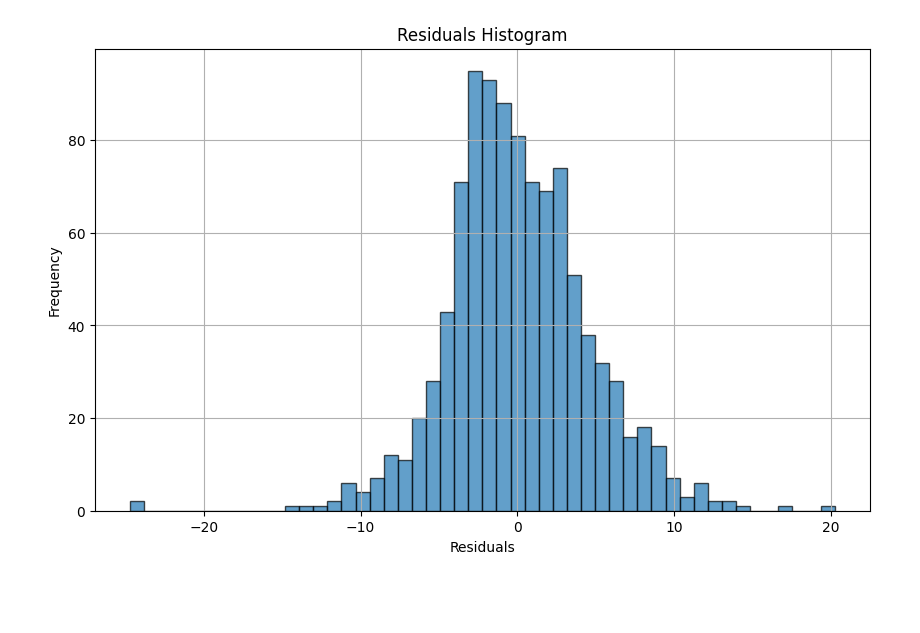
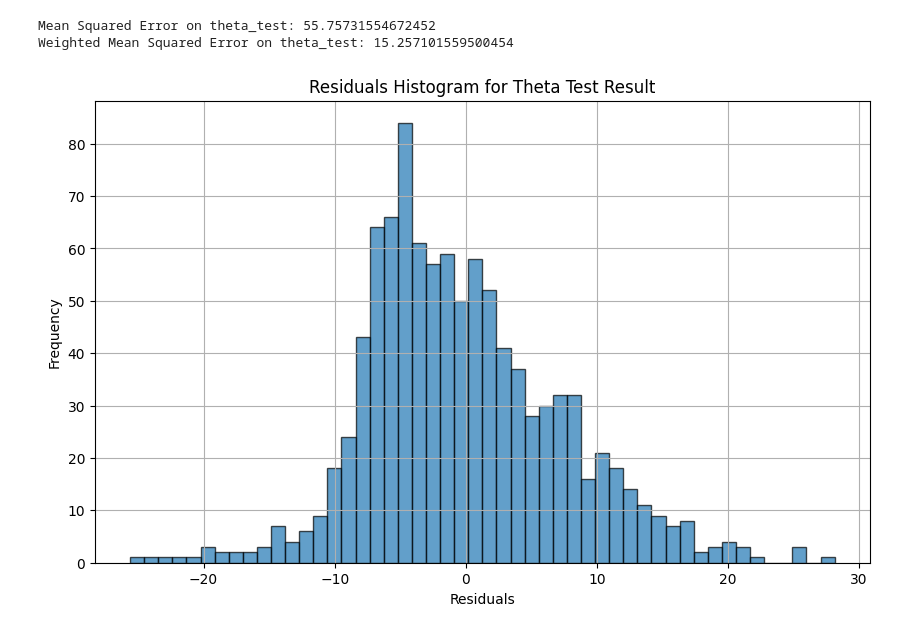
Before and after one commit to Daniel-Xkan/cse280aProject, a Jupyter notebook: train_snp.ipynb, the cells around one changed output. Saved outputs shown, nothing was run; the diff lists cells and outputs as text; code cells hidden in the pictures; blank space fills up the shorter version.

```diff
--- a/train_snp.ipynb
+++ b/train_snp.ipynb
@@ -139,16 +37,46 @@ R² Score: 0.8796283156748478
+# %%
+import numpy as np
+from sklearn.linear_model import LinearRegression
+from sklearn.metrics import mean_squared_error
+
+# Load the data
+AFS_growth_train = np.loadtxt('AFS_train_filled.txt')
+theta_train = np.loadtxt('theta_train.txt')
+AFS_growth_test = np.loadtxt('AFS_test_filled.txt')
+theta_test = np.loadtxt('theta_test.txt')
+
+# Create and train the linear model
+linear_model = LinearRegression()
+linear_model.fit(AFS_growth_train, theta_train)
+
+# Predict the theta values for the test set
+theta_test_pred = linear_model.predict(AFS_growth_test)
+
+# Calculate the normalized Mean Squared Error (MSE) on the test set
+mse_weighted = np.mean(((theta_test - theta_test_pred)**2) / (theta_test**2))
+
+# Calculate the Mean Squared Error (MSE) on the test set without weighting
+mse = mean_squared_error(theta_test, theta_test_pred)
+
+# Print the MSE
+print(f"Mean Squared Error on theta_test: {mse}")
+# Print the weighted MSE
+print(f"Weighted Mean Squared Error on theta_test: {mse_weighted}")
+# %% [output]
+Mean Squared Error on theta_test: 55.75731554672452
+Weighted Mean Squared Error on theta_test: 15.257101559500454
 # %%
+# Calculate the residuals for the growth result
 import matplotlib.pyplot as plt
+residuals_theta_test = theta_test - theta_test_pred
 
-# Calculate the residuals
-residuals = theta_test_no_growth - theta_test_no_growth_pred
-
-# Plot the histogram of residuals
+# Plot the histogram of residuals for the growth result
 plt.figure(figsize=(10, 6))
-plt.hist(residuals, bins=50, edgecolor='k', alpha=0.7)
-plt.title('Residuals Histogram')
+plt.hist(residuals_theta_test, bins=50, edgecolor='k', alpha=0.7)
+plt.title('Residuals Histogram for Theta Test Result')
 plt.xlabel('Residuals')
 plt.ylabel('Frequency')
 plt.grid(True)
 plt.show()
 # %% [output]
-[figure, old version]
+[figure, new version]
```
Also changed, not shown: parts of 22 cells of this notebook.
